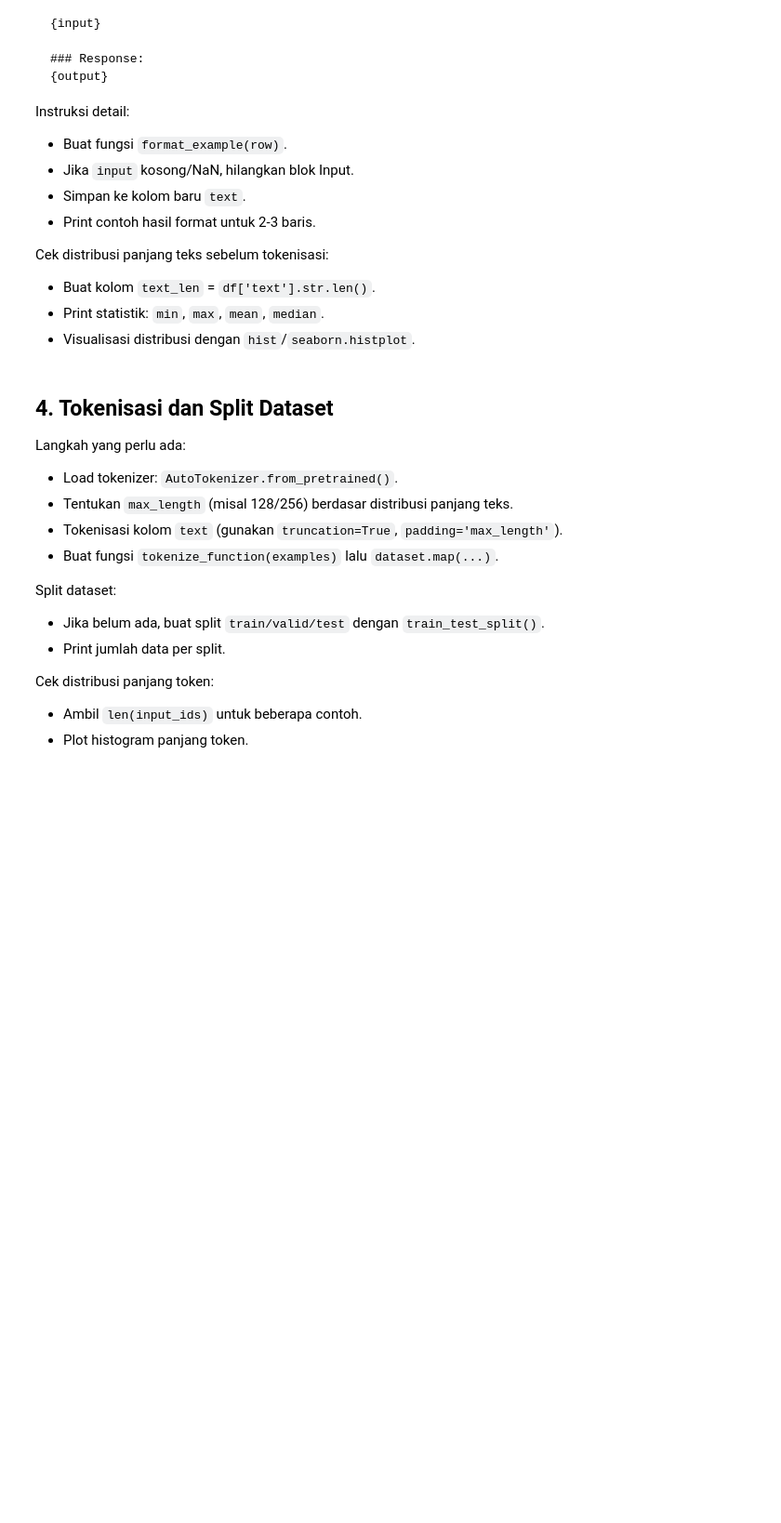
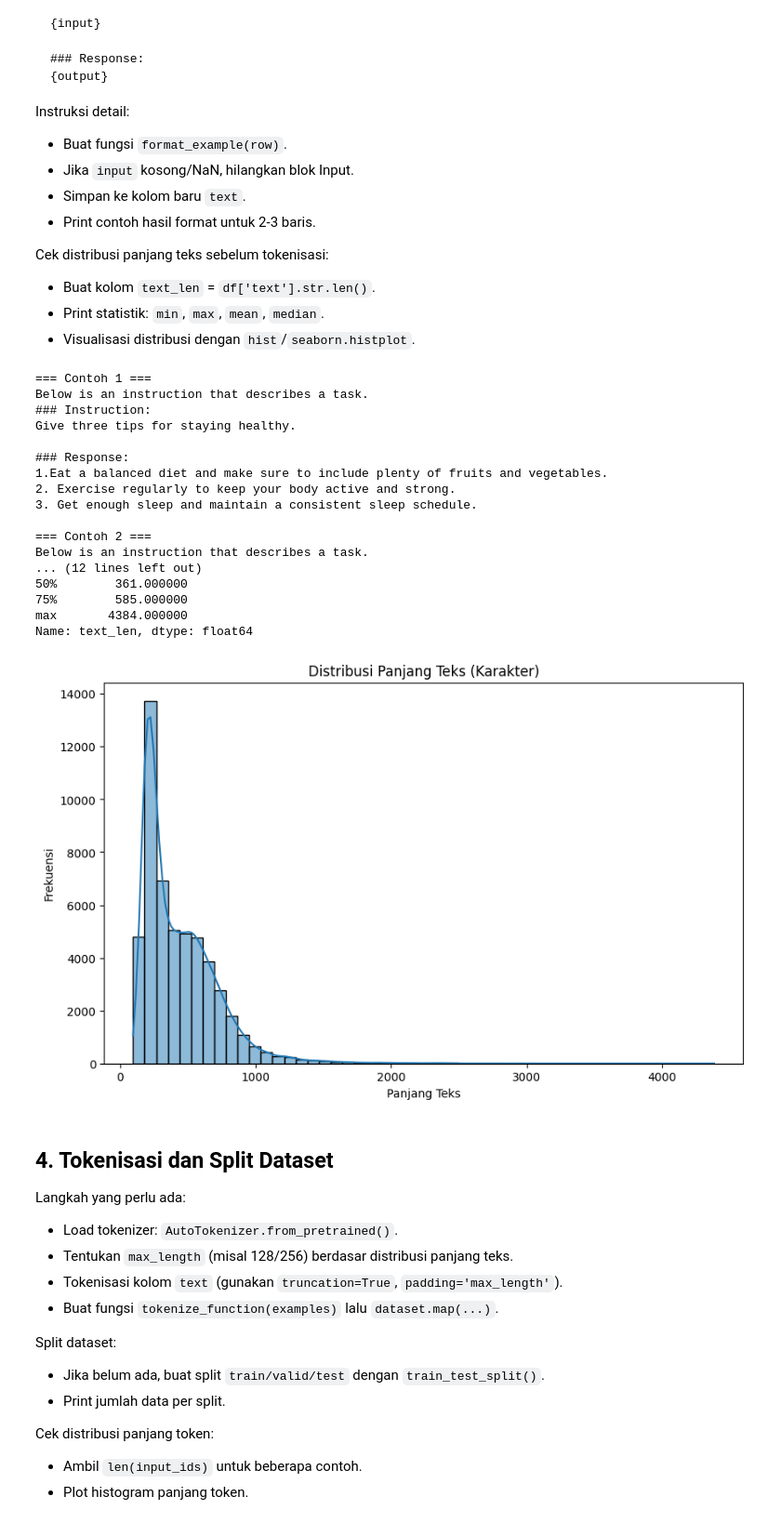
Before and after one commit to dindinmhs/large_model, a Jupyter notebook: training_fix_win_global/transformers/task/training/training_lm.ipynb, the cells around one changed output. Shown at 93% size. Drawn from its saved outputs; the diff is of its cells as text; code cells hidden in the pictures; blank space fills up the shorter version.

```diff
--- a/training_fix_win_global/transformers/task/training/training_lm.ipynb
+++ b/training_fix_win_global/transformers/task/training/training_lm.ipynb
@@ -114,6 +114,65 @@ Cek distribusi panjang teks sebelum tokenisasi:
 - Buat kolom `text_len` = `df['text'].str.len()`.
 - Print statistik: `min`, `max`, `mean`, `median`.
 - Visualisasi distribusi dengan `hist`/`seaborn.histplot`.
+# %%
+def format_example(row):
+    instruction = str(row['instruction']).strip() if pd.notna(row['instruction']) else ""
+    user_input = str(row['input']).strip() if pd.notna(row['input']) else ""
+    output = str(row['output']).strip() if pd.notna(row['output']) else ""
+
+    parts = ["Below is an instruction that describes a task."]
+    parts.append("### Instruction:")
+    parts.append(instruction)
+
+    if user_input and user_input.lower() != "no input" and user_input != "nan":
+        parts.append("\n### Input:")
+        parts.append(user_input)
+
+    parts.append("\n### Response:")
+    parts.append(output)
+
+    return "\n".join(parts)
+
+# Buat kolom baru 'text'
+df['text'] = df.apply(format_example, axis=1)
+
+# Tampilkan beberapa contoh
+print("=== Contoh 1 ===")
+print(df['text'].iloc[0])
+print("\n=== Contoh 2 ===")
+print(df['text'].iloc[1])
+
+# Cek distribusi panjang teks sebelum tokenisasi
+df['text_len'] = df['text'].str.len()
+print("\n=== Statistik Panjang Teks ===")
+print(df['text_len'].describe())
+
+# Visualisasi distribusi panjang teks
+plt.figure(figsize=(10, 6))
+sns.histplot(df['text_len'], bins=50, kde=True)
+plt.title("Distribusi Panjang Teks (Karakter)")
+plt.xlabel("Panjang Teks")
+plt.ylabel("Frekuensi")
+plt.show()
+# %% [output]
+=== Contoh 1 ===
+Below is an instruction that describes a task.
+### Instruction:
+Give three tips for staying healthy.
+
+### Response:
+1.Eat a balanced diet and make sure to include plenty of fruits and vegetables.
+2. Exercise regularly to keep your body active and strong.
+3. Get enough sleep and maintain a consistent sleep schedule.
+
+=== Contoh 2 ===
+Below is an instruction that describes a task.
+... (12 lines left out)
+50%        361.000000
+75%        585.000000
+max       4384.000000
+Name: text_len, dtype: float64
+[figure, added]
 # %% [markdown]
 ## 4. Tokenisasi dan Split Dataset
 
```
Also changed, not shown: parts of 7 cells of this notebook, 6 other files.
